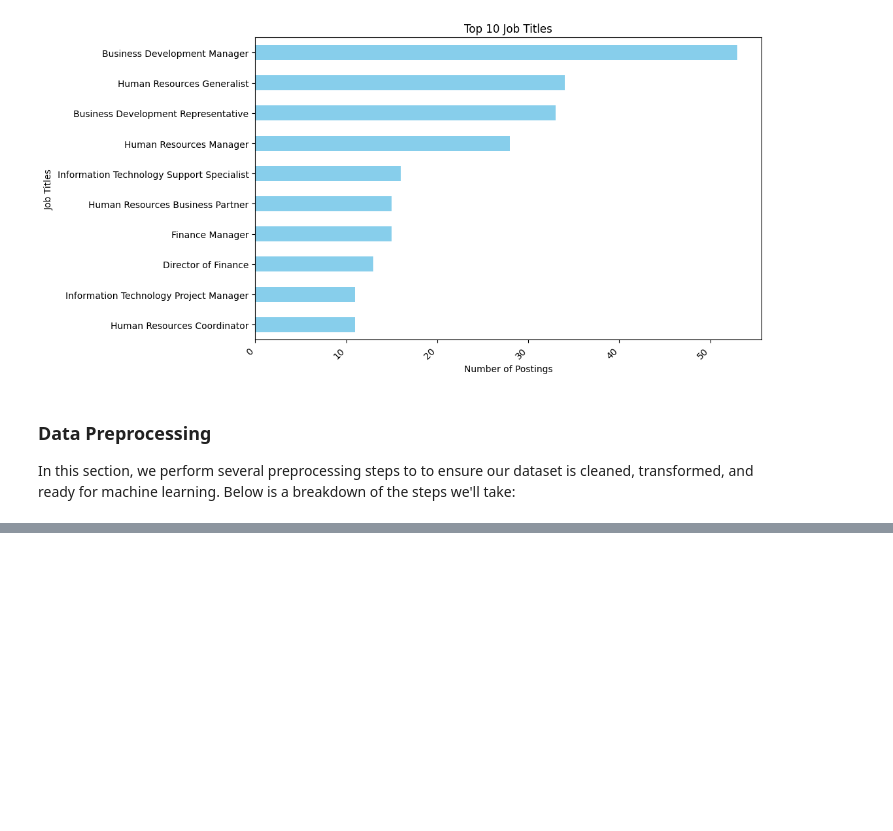
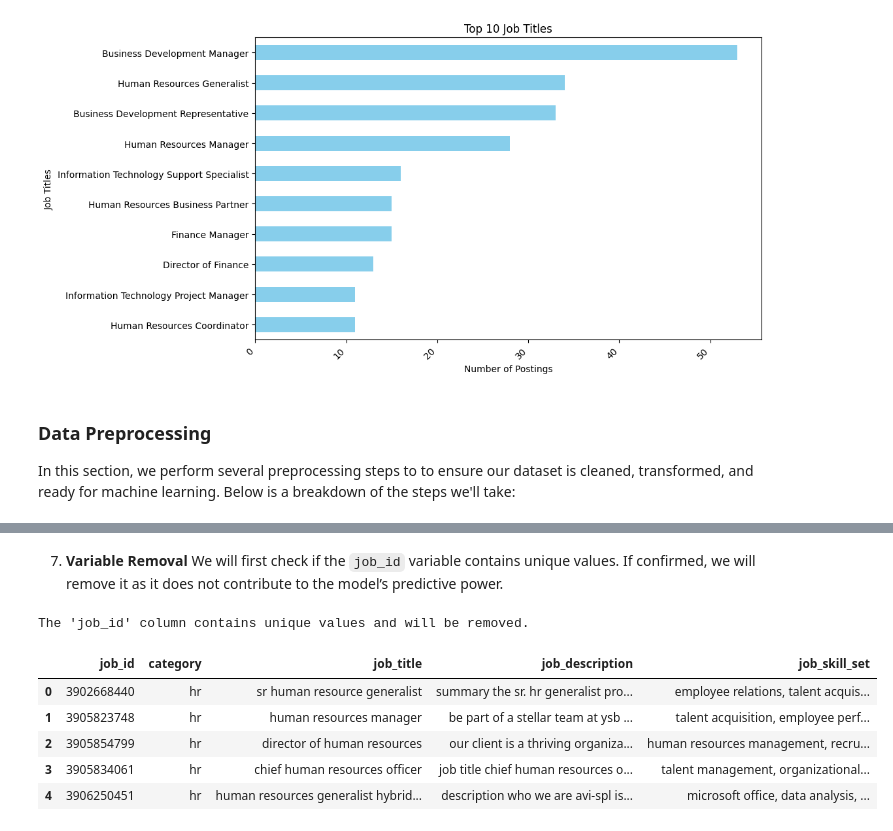
Before and after one commit to almasalzeer/AIproject_job_recomndation, a Jupyter notebook: job.ipynb, the cells around one changed output, grey strips where cells are left out. Saved outputs shown, nothing was run; the diff lists cells and outputs as text; code cells hidden in the pictures; blank space fills up the shorter version.

```diff
--- a/job.ipynb
+++ b/job.ipynb
@@ -628,0 +561,31 @@ The 'job_id' column contains unique values and will be removed.
+# %% [markdown]
+7. **Variable Removal**
+   We will first check if the `job_id` variable contains unique values. If confirmed, we will remove it as it does not contribute to the model’s           predictive power.
+# %%
+import pandas as pd
+
+# Load the dataset
+data = pd.read_csv("C:/Users/Sara/Desktop/python_project/all_job_post.csv")
+
+# Check if 'job_id' contains unique values
+unique_job_ids = data['job_id'].nunique()
+total_job_ids = data['job_id'].count()
+
+# If the number of unique job_ids is equal to the total count, the column can be removed
+if unique_job_ids == total_job_ids:
+    print("The 'job_id' column contains unique values and will be removed.")
+    data = data.drop(columns=['job_id'])
+else:
+    print("The 'job_id' column does not contain unique values. It may be necessary for the model.")
+
+# Save the updated dataset without 'job_id'
+data.to_csv("C:/Users/Sara/Desktop/python_project/processed_job_post.csv", index=False)
+display.display(df[['job_id', 'category', 'job_title', 'job_description', 'job_skill_set']].head().style.set_table_attributes('class="table table-striped"'))
+# %% [output]
+The 'job_id' column contains unique values and will be removed.
+|  | job_id | category | job_title | job_description | job_skill_set |
+| 0 | 3902668440 | hr | sr human resource generalist | summary the sr. hr generalist pro... | employee relations, talent acquis... |
+| 1 | 3905823748 | hr | human resources manager | be part of a stellar team at ysb ... | talent acquisition, employee perf... |
+| 2 | 3905854799 | hr | director of human resources | our client is a thriving organiza... | human resources management, recru... |
+| 3 | 3905834061 | hr | chief human resources officer | job title chief human resources o... | talent management, organizational... |
+| 4 | 3906250451 | hr | human resources generalist hybrid... | description who we are avi-spl is... | microsoft office, data analysis, ... |
```
Also changed, not shown: parts of 11 cells of this notebook.
